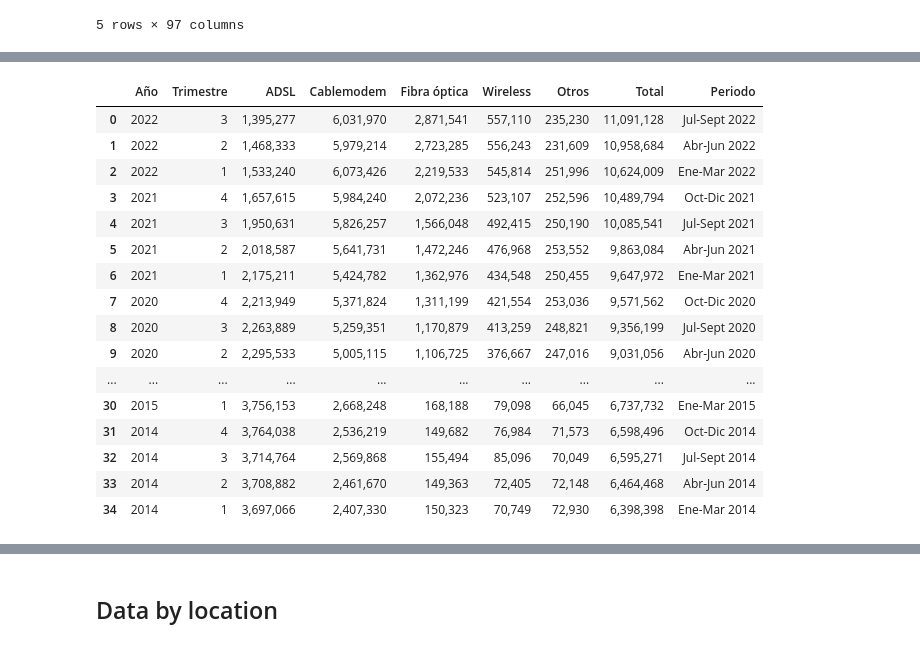
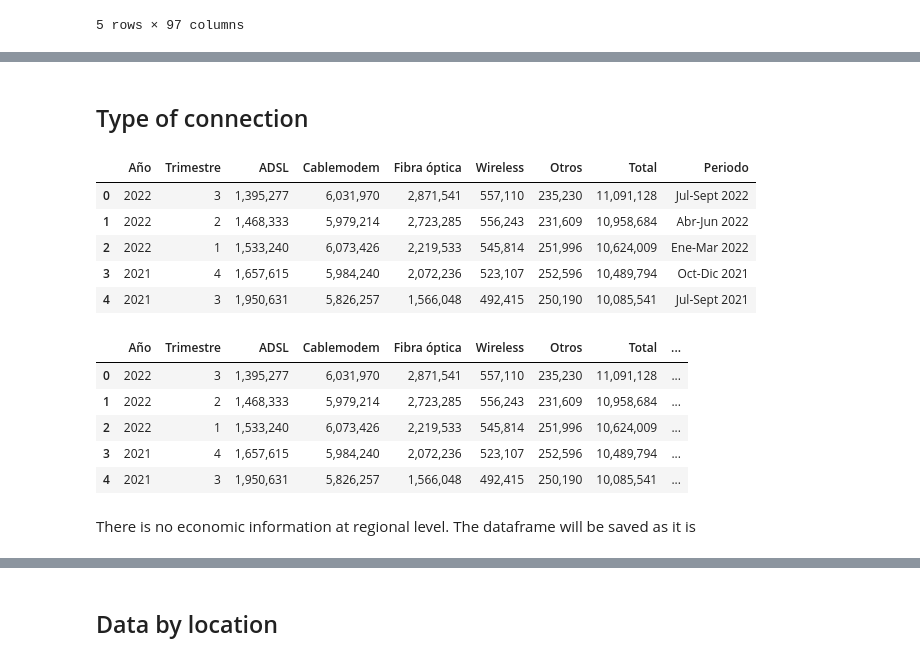
Before and after one commit to cristhianc001/Argentinian-Internet-Usage, a Jupyter notebook: notebooks/2. Data_Wrangling.ipynb, the cells around one changed output, grey strips where cells are left out. Saved outputs shown, nothing was run; the diff lists cells and outputs as text; code cells hidden in the pictures.

Commit message:
merged dataset

```diff
--- a/notebooks/2. Data_Wrangling.ipynb
+++ b/notebooks/2. Data_Wrangling.ipynb
@@ -283,20 +246,24 @@ total_nacional_accesos_internet_fijo_por_banda_ancha_banda_angosta_df
+# %% [markdown]
+## Type of connection
 # %%
-total_nacional_accesos_internet_fijo_por_tecnologia_df
+total_nacional_accesos_internet_fijo_por_tecnologia_df.head()
 # %% [output]
 |  | Año | Trimestre | ADSL | Cablemodem | Fibra óptica | Wireless | Otros | Total | Periodo |
 | 0 | 2022 | 3 | 1,395,277 | 6,031,970 | 2,871,541 | 557,110 | 235,230 | 11,091,128 | Jul-Sept 2022 |
 | 1 | 2022 | 2 | 1,468,333 | 5,979,214 | 2,723,285 | 556,243 | 231,609 | 10,958,684 | Abr-Jun 2022 |
 | 2 | 2022 | 1 | 1,533,240 | 6,073,426 | 2,219,533 | 545,814 | 251,996 | 10,624,009 | Ene-Mar 2022 |
 | 3 | 2021 | 4 | 1,657,615 | 5,984,240 | 2,072,236 | 523,107 | 252,596 | 10,489,794 | Oct-Dic 2021 |
 | 4 | 2021 | 3 | 1,950,631 | 5,826,257 | 1,566,048 | 492,415 | 250,190 | 10,085,541 | Jul-Sept 2021 |
-| 5 | 2021 | 2 | 2,018,587 | 5,641,731 | 1,472,246 | 476,968 | 253,552 | 9,863,084 | Abr-Jun 2021 |
-| 6 | 2021 | 1 | 2,175,211 | 5,424,782 | 1,362,976 | 434,548 | 250,455 | 9,647,972 | Ene-Mar 2021 |
-| 7 | 2020 | 4 | 2,213,949 | 5,371,824 | 1,311,199 | 421,554 | 253,036 | 9,571,562 | Oct-Dic 2020 |
-| 8 | 2020 | 3 | 2,263,889 | 5,259,351 | 1,170,879 | 413,259 | 248,821 | 9,356,199 | Jul-Sept 2020 |
-| 9 | 2020 | 2 | 2,295,533 | 5,005,115 | 1,106,725 | 376,667 | 247,016 | 9,031,056 | Abr-Jun 2020 |
-| ... | ... | ... | ... | ... | ... | ... | ... | ... | ... |
-| 30 | 2015 | 1 | 3,756,153 | 2,668,248 | 168,188 | 79,098 | 66,045 | 6,737,732 | Ene-Mar 2015 |
-| 31 | 2014 | 4 | 3,764,038 | 2,536,219 | 149,682 | 76,984 | 71,573 | 6,598,496 | Oct-Dic 2014 |
-| 32 | 2014 | 3 | 3,714,764 | 2,569,868 | 155,494 | 85,096 | 70,049 | 6,595,271 | Jul-Sept 2014 |
-| 33 | 2014 | 2 | 3,708,882 | 2,461,670 | 149,363 | 72,405 | 72,148 | 6,464,468 | Abr-Jun 2014 |
-| 34 | 2014 | 1 | 3,697,066 | 2,407,330 | 150,323 | 70,749 | 72,930 | 6,398,398 | Ene-Mar 2014 |
+# %%
+nacional_tipo_conexion_economia = total_nacional_accesos_internet_fijo_por_tecnologia_df.drop(columns="Periodo") \
+.merge(ingresos_por_operación_servicio_internet_fijo_df.drop(columns="Periodo"), how="left", on=["Año", "Trimestre"]) \
+.merge(indicadores_macroeconomicos_df, how="left", on=["Año", "Trimestre"]) \
+
+nacional_tipo_conexion_economia.head()
+# %% [output]
+|  | Año | Trimestre | ADSL | Cablemodem | Fibra óptica | Wireless | Otros | Total | ... |
+| 0 | 2022 | 3 | 1,395,277 | 6,031,970 | 2,871,541 | 557,110 | 235,230 | 11,091,128 | ... |
+| 1 | 2022 | 2 | 1,468,333 | 5,979,214 | 2,723,285 | 556,243 | 231,609 | 10,958,684 | ... |
+| 2 | 2022 | 1 | 1,533,240 | 6,073,426 | 2,219,533 | 545,814 | 251,996 | 10,624,009 | ... |
+| 3 | 2021 | 4 | 1,657,615 | 5,984,240 | 2,072,236 | 523,107 | 252,596 | 10,489,794 | ... |
+| 4 | 2021 | 3 | 1,950,631 | 5,826,257 | 1,566,048 | 492,415 | 250,190 | 10,085,541 | ... |
@@ -303 +274,3 @@ total_nacional_accesos_internet_fijo_por_tecnologia_df
+# %% [markdown]
+There is no economic information at regional level. The dataframe will be saved as it is
 # %%
```
Also changed, not shown: parts of 37 cells of this notebook, 12 other files.
